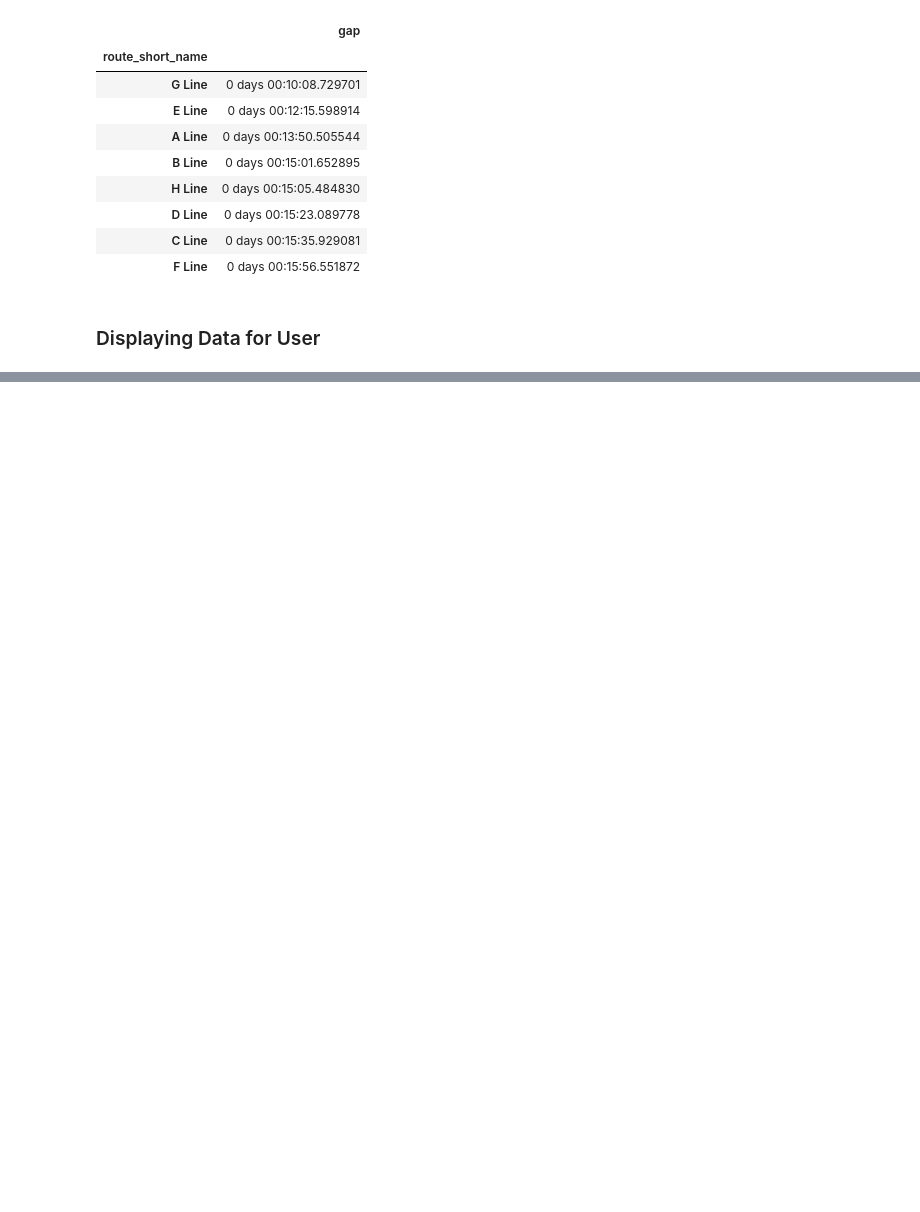
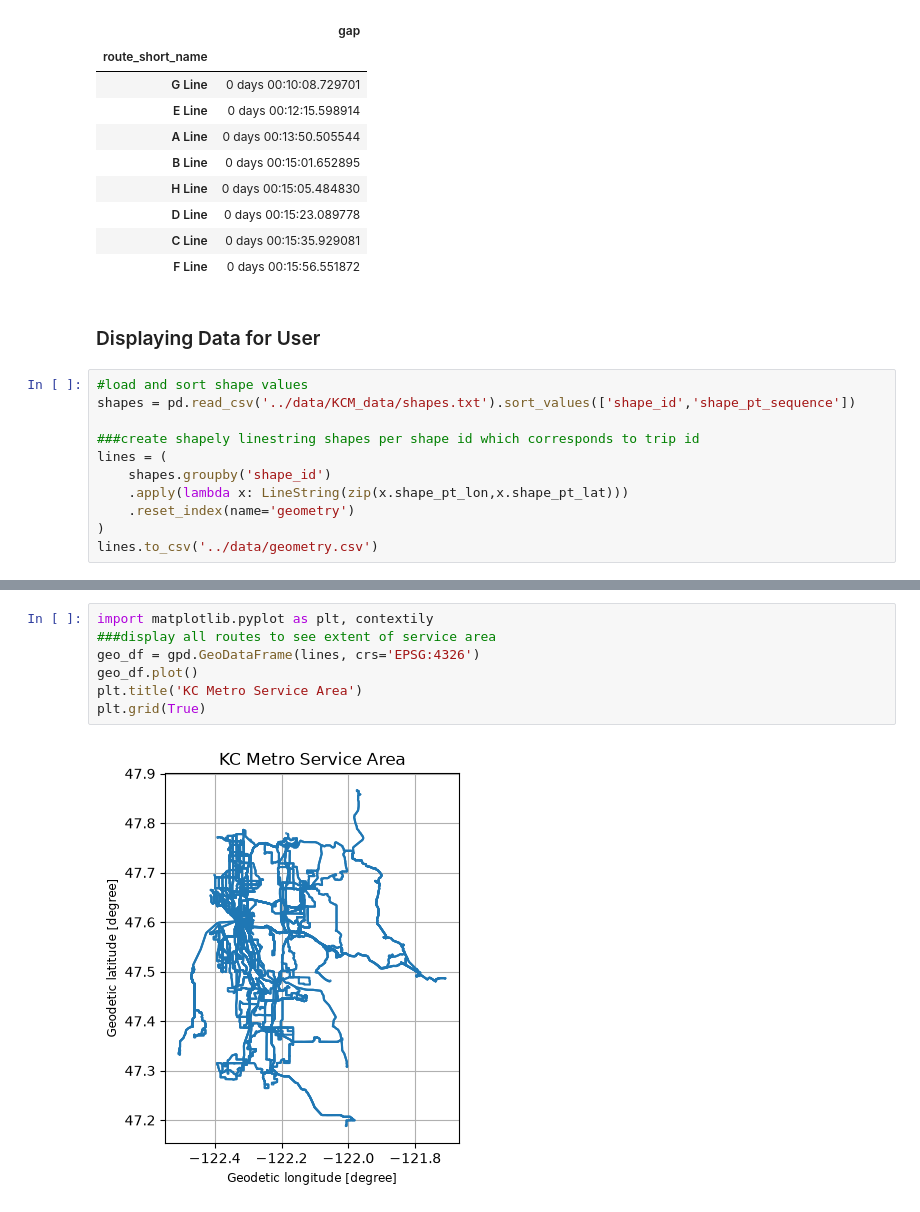
Before and after one commit to casey-ds/Transit-Frequency-Dashboard, a Jupyter notebook: Notebooks/kcmetro_etl.ipynb, the cells around one changed output, grey strips where cells are left out. Saved outputs shown, nothing was run; the diff lists cells and outputs as text; blank space fills up the shorter version.

```diff
--- a/Notebooks/kcmetro_etl.ipynb
+++ b/Notebooks/kcmetro_etl.ipynb
@@ -248,3 +250,14 @@ Name: departure_time, dtype: timedelta64[us]
 | F Line | 0 days 00:15:56.551872 |
 # %% [markdown]
 ### Displaying Data for User
+# %%
+#load and sort shape values
+shapes = pd.read_csv('../data/KCM_data/shapes.txt').sort_values(['shape_id','shape_pt_sequence'])
+
+###create shapely linestring shapes per shape id which corresponds to trip id
+lines = (
+    shapes.groupby('shape_id')
+    .apply(lambda x: LineString(zip(x.shape_pt_lon,x.shape_pt_lat)))
+    .reset_index(name='geometry')
+)
+lines.to_csv('../data/geometry.csv')
@@ -250,0 +278,9 @@ Name: departure_time, dtype: timedelta64[us]
+# %%
+import matplotlib.pyplot as plt, contextily
+###display all routes to see extent of service area
+geo_df = gpd.GeoDataFrame(lines, crs='EPSG:4326')
+geo_df.plot()
+plt.title('KC Metro Service Area')
+plt.grid(True)
+# %% [output]
+[figure, added]
```
Also changed, not shown: parts of 8 cells of this notebook, 3 other files.
